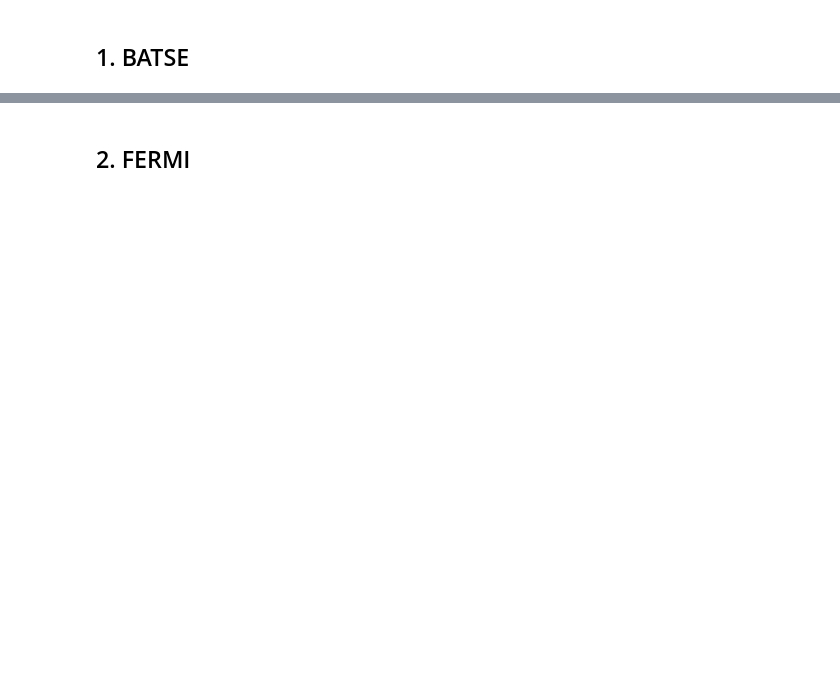
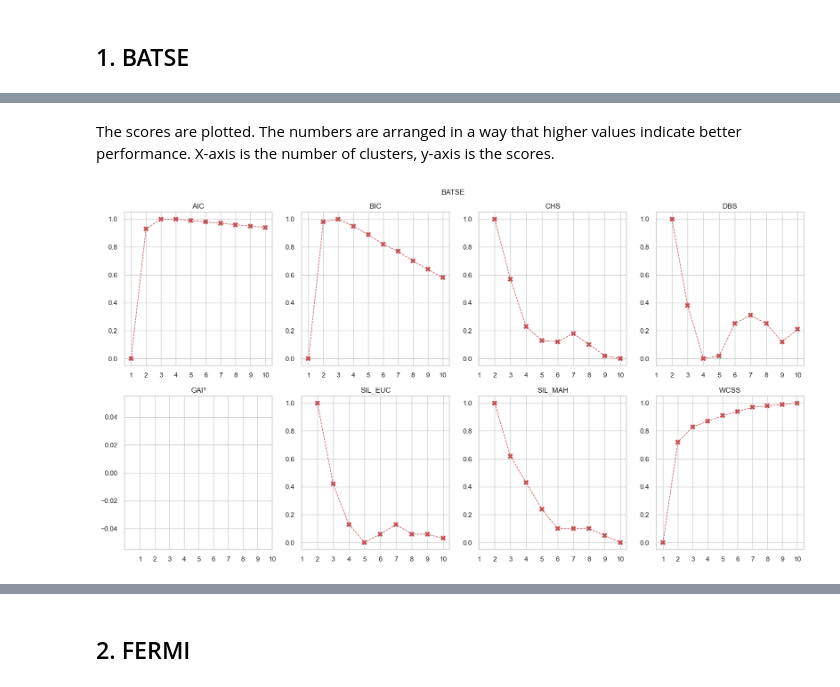
Before and after one commit to ayfm/GRB-Classification, a Jupyter notebook: notebooks/t90_hrd.ipynb, the cells around one changed output, grey strips where cells are left out. Drawn from its saved outputs; the diff is of its cells as text; code cells hidden in the pictures; blank space fills up the shorter version.

```diff
--- a/notebooks/t90_hrd.ipynb
+++ b/notebooks/t90_hrd.ipynb
@@ -265,0 +90,3 @@ disp_operations.plot_heatmap(df_normalized_scores_batse)
+# %%
+scores, normalized_scores = stats_operations.perform_statistical_tests(df_batse_t90_hrd, features.copy(), cat_batse)
+normalized_scores
@@ -265,0 +106,6 @@ disp_operations.plot_heatmap(df_normalized_scores_batse)
+# %% [markdown]
+The scores are plotted. The numbers are arranged in a way that higher values indicate better performance. X-axis is the number of clusters, y-axis is the scores.
+# %%
+disp_operations.plot_scores_as_grid(normalized_scores, cat_batse)
+# %% [output]
+[figure, added]
```
Also changed, not shown: parts of 158 cells of this notebook, 1 other file.
